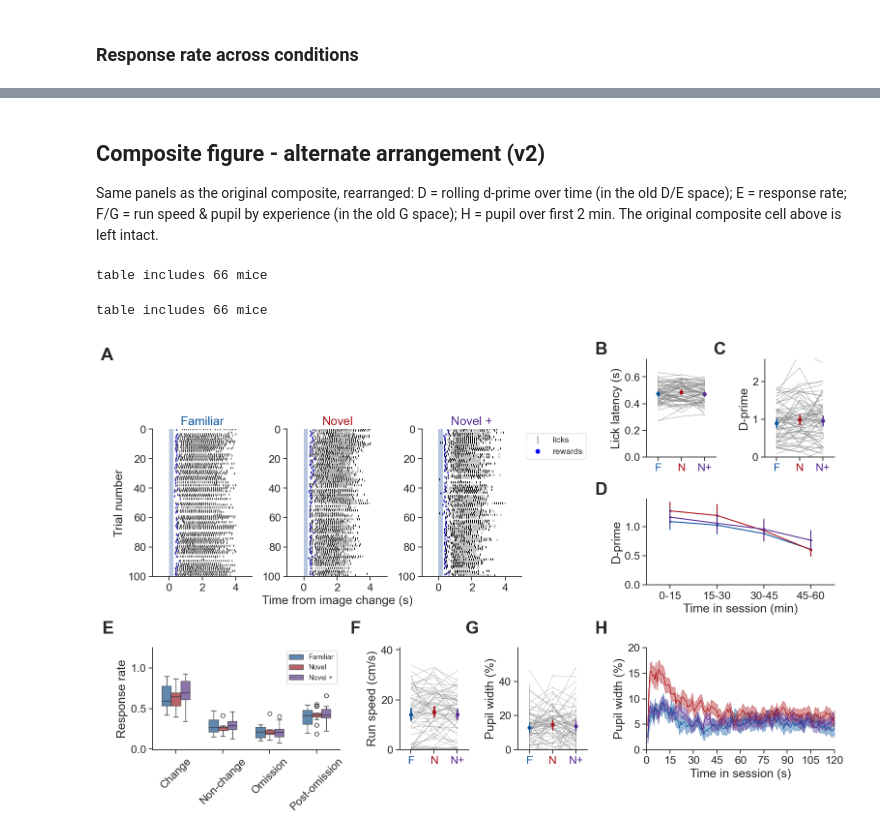
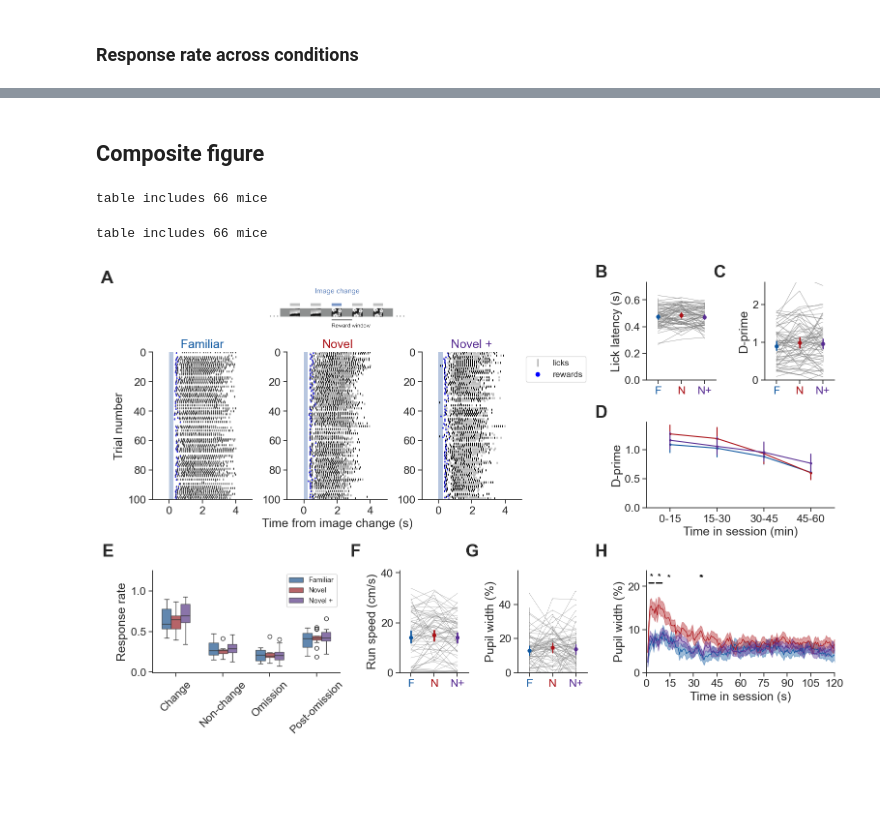
Before and after one commit to AllenInstitute/visual_behavior_analysis, a Jupyter notebook: notebooks/platform_paper_figures/figure_2_main.ipynb, the cells around one changed output, grey strips where cells are left out. Drawn from its saved outputs; the diff is of its cells as text; code cells hidden in the pictures; blank space fills up the shorter version.

Commit message:
split out fig 3, small tweaks to other figs

```diff
--- a/notebooks/platform_paper_figures/figure_2_main.ipynb
+++ b/notebooks/platform_paper_figures/figure_2_main.ipynb
@@ -461,8 +451,11 @@ ax = ppf.plot_rolling_metric_over_time_in_session(
 
 `ppf.plot_metric_in_time_bins_by_experience` supports `plot_type='boxplot'` (boxes across mice + gray per-mouse lines) or `plot_type='pointplot'` (mean ± CI across mice, connected across time bins).
 # %%
-# Same data, plotted as a pointplot: mean +/- CI across mice, connected across time bins
+# Same data, plotted as a pointplot: mean +/- CI across mice, connected across time bins.
+# add_stats=True -> per-bin across-experience stats using this function's 15 min bins (always
+# linked to the plot's binning); filename/CSV also derive from bin_size_minutes automatically.
 ax = ppf.plot_metric_in_time_bins_by_experience(
     rolling_mouse, metric='rolling_dprime', bin_size_minutes=15, max_minutes=60,
-    plot_type='pointplot', ylabel='Mean d-prime', save_dir=save_dir)
+    plot_type='pointplot', ylabel='Mean d-prime',
+    add_stats=True, plot_ns=True, save_dir=save_dir)
 # %% [output]
@@ -604,20 +523,22 @@ table includes 66 mice
 # %% [markdown]
-## Composite figure - alternate arrangement (v2)
-
-Same panels as the original composite, rearranged: D = rolling d-prime over time (in the old D/E space); E = response rate; F/G = run speed & pupil by experience (in the old G space); H = pupil over first 2 min. The original composite cell above is left intact.
+## Composite figure
 # %%
-# Composite Figure 2 - alternate arrangement (v2). Original composite is left intact above.
+# Composite Figure 2 (stimulus-based)
 #   A  lick rasters
 #   B  lick latency      C  mean d-prime          (top row, right block)
-#   D  rolling d-prime over time in session       (fills the old D/E space, right block)
+#   D  rolling d-prime over time in session       (right block)
 #   E  response rate by trial type
-#   F  run speed         G  pupil width  (by experience, splitting the old panel-G space)
+#   F  run speed         G  pupil width  (by experience)
 #   H  pupil width over first 2 min of session
 # Requires the stim-based prep cell above plus familiar/novel/novel_plus_dataset and the running/pupil mdfs.
 
 colors = utils.get_experience_level_colors()
 figsize = (25, 10)
 fig = plt.figure(figsize=figsize)
+# per-panel over-time stats are written to a dedicated stats folder (one CSV per metric,
+# named <metric>_over_time_experience_stats_<test>.csv) rather than the combined stats csv,
+# since they are per-time-bin rather than per-experience/mouse.
+stats_dir = os.path.join(save_dir, 'composite', 'figure_2_stats') if save_dir else None
 
 def panel_label(ax, label, dx=-58, dy=16):
     ax.annotate(label, xy=(0, 1), xycoords='axes fraction',
@@ -637,6 +558,14 @@ for i, (dataset, label) in enumerate(zip(
     if i > 0:
         ax_A[i].set_ylabel('')
 ax_A[1].set_xlabel('Time from image change (s)')
+
+# image-change schematic banner above the lick rasters (preserve aspect ratio; banner is
+# ~3.3:1 so size the axes box to match and center it over panel A)
+schematic_path = os.path.join(loading.get_platform_analysis_cache_dir(),
+                              'schematics', 'Figure 1', 'image_change.png')
+ax_A_sch = utils.placeAxesOnGrid(fig, dim=[1, 1], xspan=[0.225, 0.415], yspan=[0.015, 0.16])
+ax_A_sch.imshow(plt.imread(schematic_path))
+ax_A_sch.axis('off')
 panel_label(ax_A[0], 'A', dy=98)
 
 # ---- Panels B / C: top row of the right-hand block (unchanged content) ----
@@ -646,20 +575,21 @@ ax_B, ax_C = ax_BC[0], ax_BC[1]
 # B: full-session mean lick latency (stim-based)
 ppf.plot_behavior_metric_by_experience(
     stim_stats.copy(), 'lick_latency', title='', ylabel='Lick latency (s)', ylims=None,
-    show_mice=True, plot_stats=True, stripplot=False, show_ns=False, ax=ax_B)
+    show_mice=True, plot_stats=True, stripplot=False, show_ns=False, stats_dir=stats_dir, ax=ax_B)
 panel_label(ax_B, 'B', dy=2)
 
 # C: full-session mean d-prime (stim-based)
 ppf.plot_behavior_metric_by_experience(
     stim_stats.copy(), 'mean_dprime', title='', ylabel='D-prime', ylims=(0, 2.3),
-    show_mice=True, plot_stats=True, stripplot=False, show_ns=False, ax=ax_C)
+    show_mice=True, plot_stats=True, stripplot=False, show_ns=False, stats_dir=stats_dir, ax=ax_C)
 panel_label(ax_C, 'C', dy=2)
 
 # ---- Panel D: rolling d-prime over time in session (fills the old D/E space) ----
 ax_D = utils.placeAxesOnGrid(fig, dim=[1, 1], xspan=[0.74, 1.0], yspan=[0.36, 0.58])
 ppf.plot_metric_in_time_bins_by_experience(
     rolling_mouse, metric='rolling_dprime', bin_size_minutes=15, max_minutes=60,
-    plot_type='pointplot', ylabel='D-prime', ax=ax_D)
+    plot_type='pointplot', ylabel='D-prime',
+    add_stats=True, plot_ns=False, stats_dir=stats_dir, ax=ax_D)
 if ax_D.get_legend() is not None:
     ax_D.get_legend().remove()
 panel_label(ax_D, 'D', dy=2)
@@ -669,35 +599,36 @@ panel_label(ax_D, 'D', dy=2)
 ax_E = utils.placeAxesOnGrid(fig, dim=[1, 1], xspan=[0.06, 0.32], yspan=[0.72, 0.97])
 ppf.plot_response_rate_by_trial_type(
     response_rate_df, metric='response_rate', fraction_engaged_thresh=0.5,
     ylabel='Response rate', ylims=(-0.01, 1), ax=ax_E)
 panel_label(ax_E, 'E')
 
 # F / G: run speed and pupil width by experience (split the old panel-G space)
 ax_FG = utils.placeAxesOnGrid(fig, dim=[1, 2], xspan=[0.40, 0.66], yspan=[0.72, 0.97], wspace=0.7)
 ax_F, ax_G = ax_FG[0], ax_FG[1]
 
 df = running_speed_mdf_changes.copy(); df['expts'] = 'all'
 ppf.plot_metric_distribution_by_experience_no_cell_type(
     df, 'mean_response', 'changes', 'running_speed', ylabel='Run speed (cm/s)',
-    ylims=None, show_mice=True, pointplot=True, stripplot=False, horiz=False, title='', ax=ax_F)
+    ylims=None, show_mice=True, pointplot=True, stripplot=False, horiz=False, title='', stats_dir=stats_dir, ax=ax_F)
 panel_label(ax_F, 'F')
 
 df = pupil_mdf_changes.copy(); df['expts'] = 'all'
 ppf.plot_metric_distribution_by_experience_no_cell_type(
     df, 'mean_response', 'changes', 'pupil_width', ylabel='Pupil width (%)',
-    ylims=None, show_mice=True, pointplot=True, stripplot=False, horiz=False, title='', ax=ax_G)
+    ylims=None, show_mice=True, pointplot=True, stripplot=False, horiz=False, title='', stats_dir=stats_dir, ax=ax_G)
 panel_label(ax_G, 'G')
 
 # H: pupil width over first 2 min of session
 ax_H = utils.placeAxesOnGrid(fig, dim=[1, 1], xspan=[0.74, 1.0], yspan=[0.72, 0.97])
 ppf.plot_metric_across_stimuli_by_experience_level(
     image_sdf, 'mean_pupil_width', time_window_min=2, title='',
-    ylabel='Pupil width (%)', ylim=(0, 20), interval=20, ax=ax_H)
+    ylabel='Pupil width (%)', ylim=(0, 20), interval=20,
+    add_stats=True, plot_ns=False, stats_dir=stats_dir, ax=ax_H)
 ax_H.set_xlabel('Time in session (s)')
 panel_label(ax_H, 'H')
 
-utils.save_figure(fig, figsize, save_dir, 'composite', 'figure_2_composite_v2')
+utils.save_figure(fig, figsize, save_dir, 'composite', 'figure_2_composite')
 # %% [output]
 table includes 66 mice
 table includes 66 mice
-[figure, old version]
+[figure, new version]
```
Also changed, not shown: parts of 12 cells of this notebook, 22 other files.
